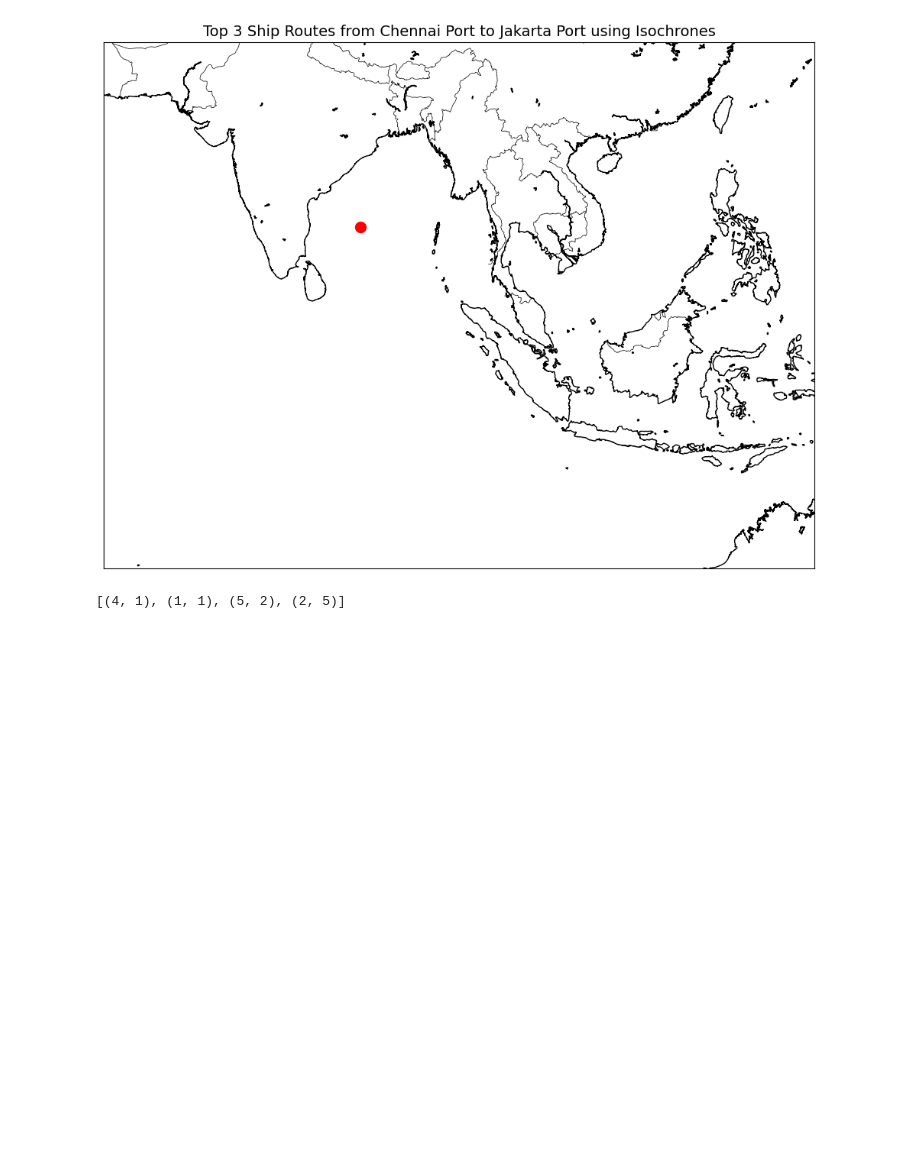
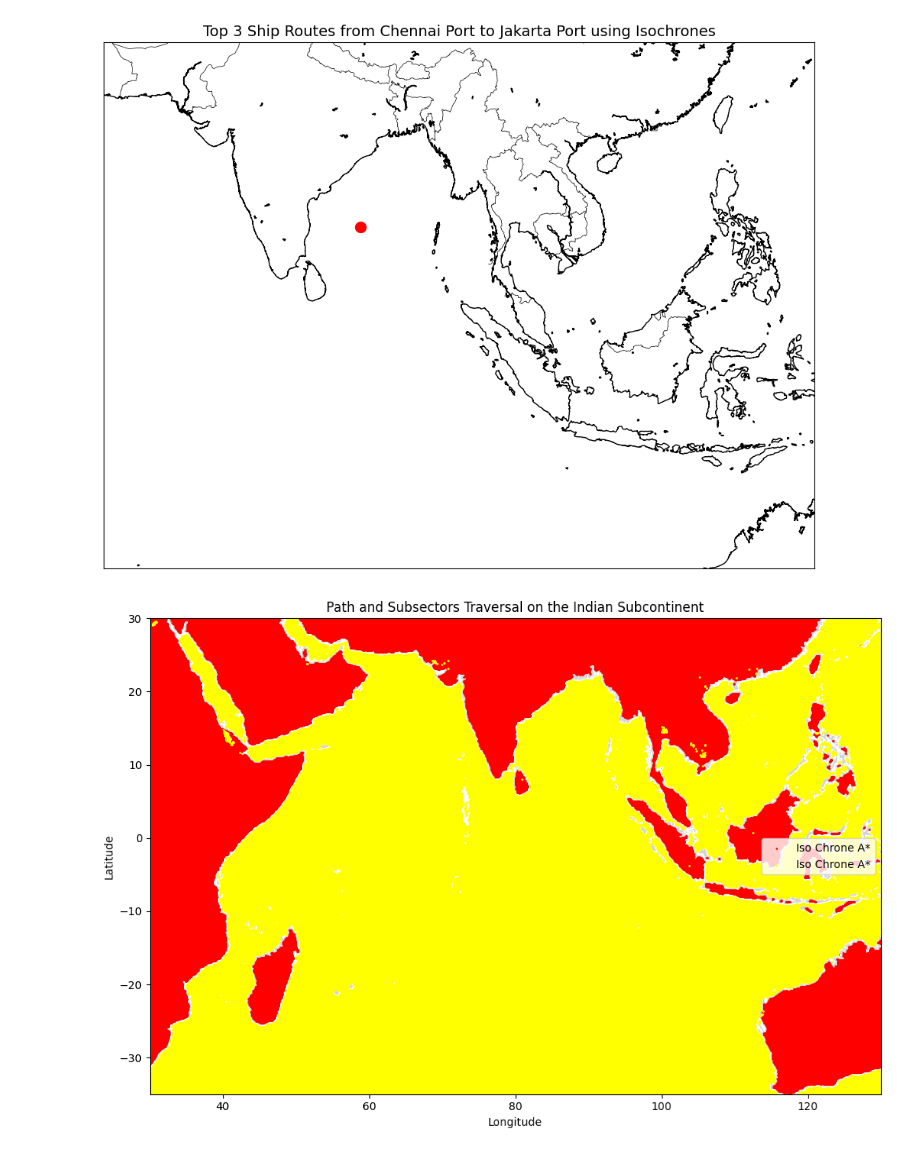
Before and after one commit to baranekumar56/nautilus, a Jupyter notebook: Untitled3.ipynb, the cells around one changed output. Saved outputs shown, nothing was run; the diff lists cells and outputs as text; code cells hidden in the pictures; blank space fills up the shorter version.

Commit message:
grid updated with coastline addition

```diff
--- a/Untitled3.ipynb
+++ b/Untitled3.ipynb
@@ -464,8 +464,45 @@ plt.show()
 KeyboardInterrupt:
 [figure]
 # %%
-arr =[(4,1),(2,5),(1, 1),(5, 2)]
-arr.sort(key=lambda x: x[1])
-print(arr)
+import pickle
+import geopandas as gpd
+import matplotlib.pyplot as plt
+
+grid = None
+
+with open('objects/grid2.pkl', 'rb') as f:
+    grid = pickle.load(f)
+
+def showlands():
+    india_map = gpd.read_file('projectmaterials/natural-earth-vector-master/10m_physical/ne_10m_land.shp')
+
+    fig, ax = plt.subplots(figsize=(12, 8))
+    india_map.plot(ax=ax, color='lightgrey')
+
+    landpoints = []
+    seapoints = []
+    for i in range(0, len(grid)):
+        for j in range(0, len(grid[i])):
+            if grid[i][j].is_land:
+                landpoints.append((grid[i][j].lat, grid[i][j].lon))
+            else:
+                seapoints.append((grid[i][j].lat, grid[i][j].lon))
+    lats_subsector = [lat for lat, lon in landpoints]
+    lons_subsector = [lon for lat, lon in landpoints]
+    ax.scatter(lons_subsector, lats_subsector, color="red",s=1, label=f'Iso Chrone A*')
+
+    lats_subsector = [lat for lat, lon in seapoints]
+    lons_subsector = [lon for lat, lon in seapoints]
+    ax.scatter(lons_subsector, lats_subsector, color="yellow",s=1, label=f'Iso Chrone A*')
+
+    ax.set_xlim([30, 130])
+    ax.set_ylim([-35, 30])
+    plt.title('Path and Subsectors Traversal on the Indian Subcontinent')
+    plt.xlabel('Longitude')
+    plt.ylabel('Latitude')
+    plt.legend()
+    plt.show()
+
+showlands()
 # %% [output]
-[(4, 1), (1, 1), (5, 2), (2, 5)]
+[figure, added]
```
Also changed, not shown: parts of 3 cells of this notebook, 16 other files.
